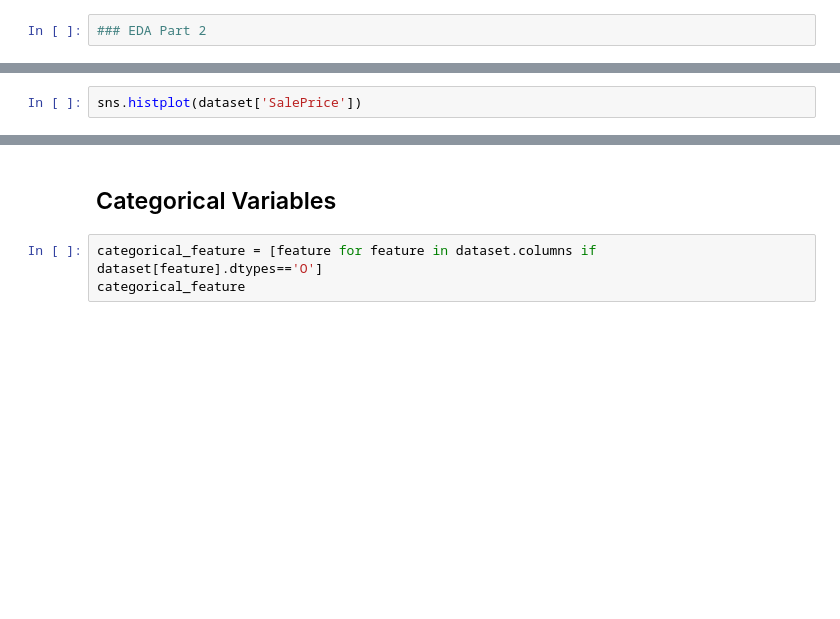
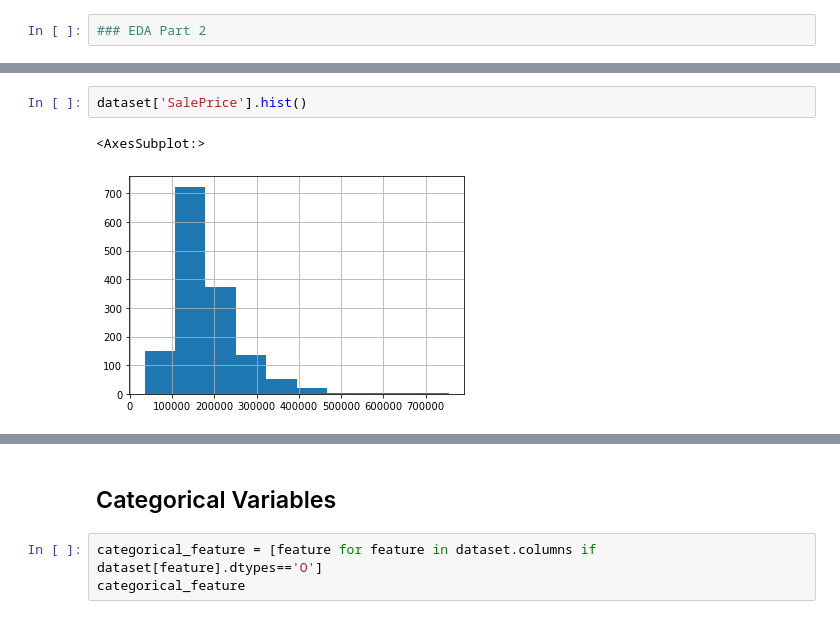
Before and after one commit to FazlullahBokhari/python-Labraries, a Jupyter notebook: EDA.ipynb, the cells around one changed output, grey strips where cells are left out. Cells and saved outputs as stored; diff of their text form; blank space fills up the shorter version.

```diff
--- a/EDA.ipynb
+++ b/EDA.ipynb
@@ -378,2 +397,5 @@ for feature in continuous_feature:
-# %%
-sns.histplot(dataset['SalePrice'])
+# %%
+dataset['SalePrice'].hist()
+# %% [output]
+<AxesSubplot:>
+[figure, added]
```
Also changed, not shown: parts of 10 cells of this notebook.
